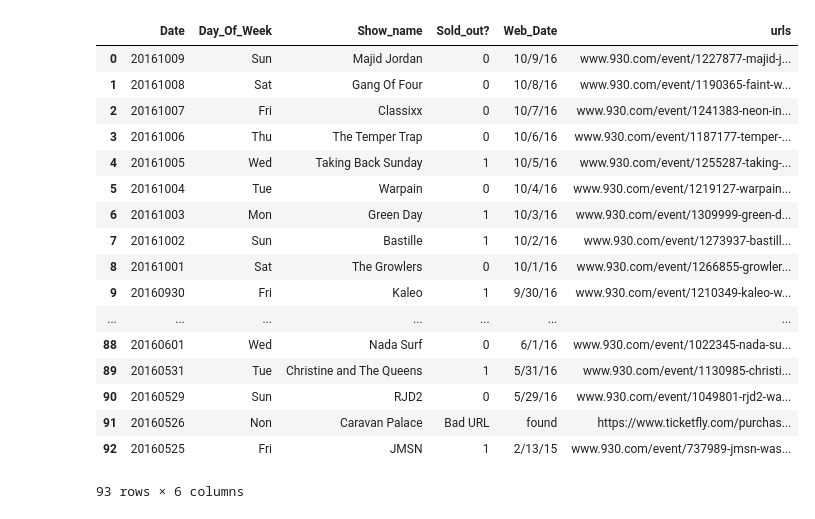
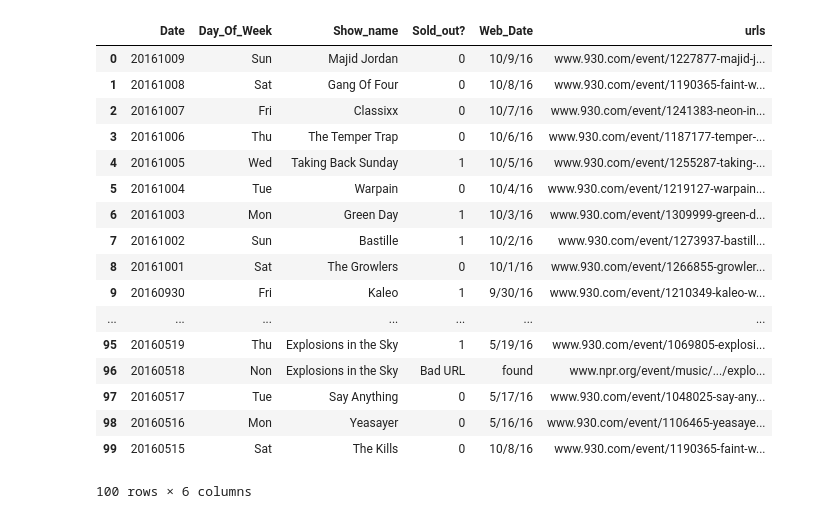
Before and after one commit to samsisto-db/930club, a Jupyter notebook: pull_previous_shows.ipynb, the cells around one changed output. Drawn from its saved outputs; the diff is of its cells as text; code cells hidden in the pictures.

```diff
--- a/pull_previous_shows.ipynb
+++ b/pull_previous_shows.ipynb
@@ -234,27 +277,27 @@ showinfo_subset
 # %%
 #read in existing data accumulated
-showinfo_read = pd.read_csv(filepath_or_buffer="/Users/samsisto/Desktop/930club/showinfo2016.csv")
+showinfo_read = pd.read_csv(filepath_or_buffer="/Users/samsisto/Desktop/930club/showinfo2016_new.csv")
 showinfo_read = showinfo_read.drop('Unnamed: 0', 1)
 showinfo_read
 # %% [output]
 |  | Date | Day_Of_Week | Show_name | Sold_out? | Web_Date | urls |
 | 0 | 20161009 | Sun | Majid Jordan | 0 | 10/9/16 | www.930.com/event/1227877-majid-j... |
 | 1 | 20161008 | Sat | Gang Of Four | 0 | 10/8/16 | www.930.com/event/1190365-faint-w... |
 | 2 | 20161007 | Fri | Classixx | 0 | 10/7/16 | www.930.com/event/1241383-neon-in... |
 | 3 | 20161006 | Thu | The Temper Trap | 0 | 10/6/16 | www.930.com/event/1187177-temper-... |
 | 4 | 20161005 | Wed | Taking Back Sunday | 1 | 10/5/16 | www.930.com/event/1255287-taking-... |
 | 5 | 20161004 | Tue | Warpain | 0 | 10/4/16 | www.930.com/event/1219127-warpain... |
 | 6 | 20161003 | Mon | Green Day | 1 | 10/3/16 | www.930.com/event/1309999-green-d... |
 | 7 | 20161002 | Sun | Bastille | 1 | 10/2/16 | www.930.com/event/1273937-bastill... |
 | 8 | 20161001 | Sat | The Growlers | 0 | 10/1/16 | www.930.com/event/1266855-growler... |
 | 9 | 20160930 | Fri | Kaleo | 1 | 9/30/16 | www.930.com/event/1210349-kaleo-w... |
 | ... | ... | ... | ... | ... | ... | ... |
-| 88 | 20160601 | Wed | Nada Surf | 0 | 6/1/16 | www.930.com/event/1022345-nada-su... |
-| 89 | 20160531 | Tue | Christine and The Queens | 1 | 5/31/16 | www.930.com/event/1130985-christi... |
-| 90 | 20160529 | Sun | RJD2 | 0 | 5/29/16 | www.930.com/event/1049801-rjd2-wa... |
-| 91 | 20160526 | Non | Caravan Palace | Bad URL | found | https://www.ticketfly.com/purchas... |
-| 92 | 20160525 | Fri | JMSN | 1 | 2/13/15 | www.930.com/event/737989-jmsn-was... |
+| 95 | 20160519 | Thu | Explosions in the Sky | 1 | 5/19/16 | www.930.com/event/1069805-explosi... |
+| 96 | 20160518 | Non | Explosions in the Sky | Bad URL | found | www.npr.org/event/music/.../explo... |
+| 97 | 20160517 | Tue | Say Anything | 0 | 5/17/16 | www.930.com/event/1048025-say-any... |
+| 98 | 20160516 | Mon | Yeasayer | 0 | 5/16/16 | www.930.com/event/1106465-yeasaye... |
+| 99 | 20160515 | Sat | The Kills | 0 | 10/8/16 | www.930.com/event/1190365-faint-w... |
-93 rows × 6 columns
+100 rows × 6 columns
 # %%
 #Append newly gathered data to existing set
 showinfo_new = showinfo_read.append(showinfo_subset, ignore_index=True)
```
Also changed, not shown: parts of 15 cells of this notebook, 2 other files.
